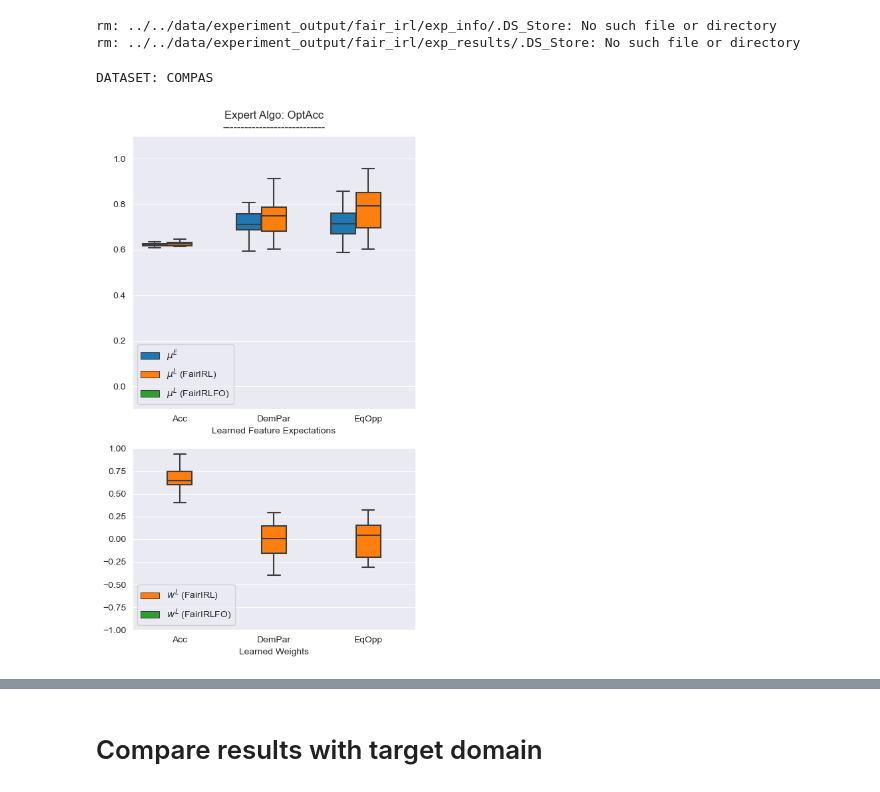
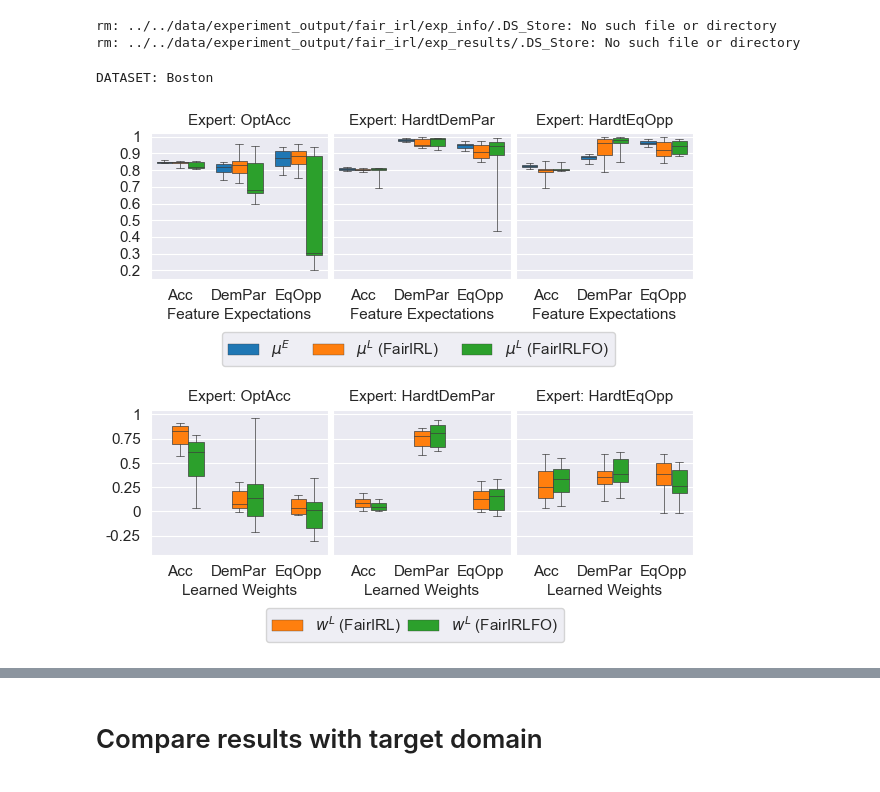
Before and after one commit to jackblandin/research, a Jupyter notebook: experiments/irl/Fair IRL Experiments.ipynb, the cells around one changed output, grey strips where cells are left out. Saved outputs shown, nothing was run; the diff lists cells and outputs as text; code cells hidden in the pictures.

Commit message:
Work prior to 8/15/23 submission

```diff
--- a/experiments/irl/Fair IRL Experiments.ipynb
+++ b/experiments/irl/Fair IRL Experiments.ipynb
@@ -153,22 +314,44 @@ KeyboardInterrupt:
 rm: ../../data/experiment_output/fair_irl/exp_info/.DS_Store: No such file or directory
 rm: ../../data/experiment_output/fair_irl/exp_results/.DS_Store: No such file or directory
 # %%
-min_exp_timestamp = '2023-06-21 00:00:00'
+# min_exp_timestamp = '2023-08-12 20:22:00'  # Cutoff for results of main text in AAAI submission
+min_exp_timestamp = '2023-08-18 00:00:00'  # Cutoff for results on Appendix D.4 (progressively increasing expert)
 
 def skip_by_name(info):
     return 'EXPERIMENT_NAME' not in info or info['EXPERIMENT_NAME'] != base_exp_info['EXPERIMENT_NAME']
 # %%
-mu_df, w_df = plot_results_source_domain_only(
+plt.rc('axes', titlesize=11)     # fontsize of the axes title
+plt.rc('axes', labelsize=11)    # fontsize of the x and y labels
+plt.rc('xtick', labelsize=11)    # fontsize of the tick labels
+plt.rc('ytick', labelsize=11)    # fontsize of the tick labels
+plt.rc('ytick', labelsize=11)    # fontsize of the tick labels
+plt.rc('legend', fontsize=11)    # legend fontsize
+plt.rc('figure', titlesize=11)  # fontsize of the figure title
+
+fig, axes, mu_dfs, w_dfs = plot_results_source_domain_only(
     objective_set_names=['Acc', 'DemPar', 'EqOpp'],
-    expert_algo='OptAcc',
+    expert_algos=[
+        'OptAcc',
+        'HardtDemPar',
+        'HardtEqOpp',
+    ],
     dataset=base_exp_info['DATASET'],
     mu_noise_factor=.01,
-    w_noise_factor=.01,
+    w_noise_factor=.1,
     mu_hue_order=['muE', 'muL (FairIRL)', 'muL (FairIRLFO)'],
     w_hue_order=[None, 'wL (FairIRL)', 'wL (FairIRLFO)'],
     extra_skip_conditions=skip_by_name,
     min_exp_timestamp=min_exp_timestamp,
+#     min_mu_value=.25,
+#     max_mu_value=1,
+#     min_w_value=-1,
+    mu_yticks=[.1, .2, .3, .4, .5, .6, .7, .8, .9, 1],
+    mu_ylim=(.15, 1.02),
+    mu_whis=[5, 95],
+    w_yticks = [-.25, 0, .25, .5, .75, 1],
+    w_ylim=(-.45, 1.05),
+    w_whis=[5, 95]
 )
 # %% [output]
-DATASET: COMPAS
+DATASET: Boston
-[figure, old version]
+[figure, new version]
```
Also changed, not shown: parts of 11 cells of this notebook, 6 other files.
